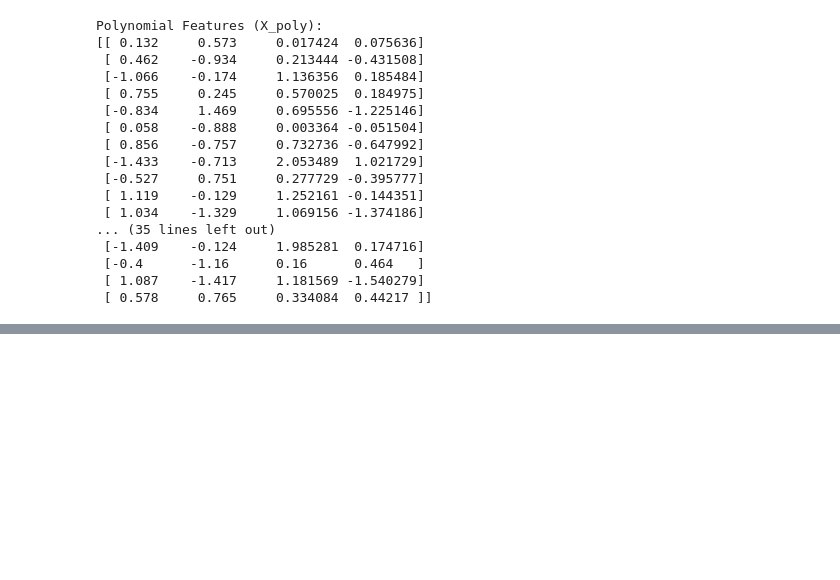
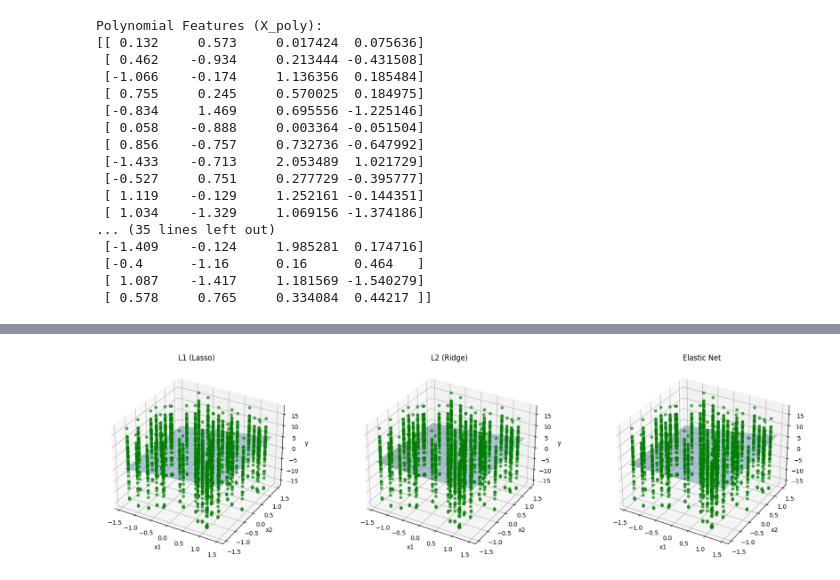
Before and after one commit to ilijahristov/machine-learning, a Jupyter notebook: cost_regularization/regularization.ipynb, the cells around one changed output, grey strips where cells are left out. Saved outputs shown, nothing was run; the diff lists cells and outputs as text; code cells hidden in the pictures; blank space fills up the shorter version.

```diff
--- a/cost_regularization/regularization.ipynb
+++ b/cost_regularization/regularization.ipynb
@@ -295,7 +293,7 @@ W = np.zeros((X_train.shape[1], 1))
 b = 0.0
 learning_rate = 0.01
 num_iterations = 1000
-lambda_L1 = 0.1
+lambda_L1 = 2
 
 w_final, b_final = gradient_descent_L1(X_train, y_train, W, b, learning_rate, num_iterations, lambda_L1)
 
@@ -321,0 +363,14 @@ Final Bias (L1):  2.8718432320495193
+# %%
+""" Elastic Net Gradient Descent Values"""
+
+W = np.zeros((X_train.shape[1], 1))
+b = 0.0
+learning_rate = 0.01
+num_iterations = 1000
+alpha = 2
+l1_ratio = 0.5
+
+w_final_elastic, b_final_elastic = elastic_net_gradient_descent(X_train, y_train, W, b, learning_rate, num_iterations, alpha, l1_ratio)
+
+print("Final Weights (Elastic Net): ", w_final_elastic)
+print("Final Bias (Elastic Net): ", b_final_elastic)
@@ -321,0 +404,51 @@ Final Bias (L1):  2.8718432320495193
+# %%
+import matplotlib.pyplot as plt
+from mpl_toolkits.mplot3d import Axes3D  # noqa: F401 (enables 3D projection)
+
+# Build a smooth grid over the x1/x2 range to draw each fitted surface
+x1_arr = np.array(x1)
+x2_arr = np.array(x2)
+
+x1_range = np.linspace(x1_arr.min(), x1_arr.max(), 30)
+x2_range = np.linspace(x2_arr.min(), x2_arr.max(), 30)
+x1_grid, x2_grid = np.meshgrid(x1_range, x2_range)
+
+# Same feature engineering as X_poly: [x1, x2, x1^2, x1*x2]
+grid_poly = np.column_stack((
+    x1_grid.ravel(),
+    x2_grid.ravel(),
+    x1_grid.ravel()**2,
+    x1_grid.ravel()*x2_grid.ravel()
+))
+
+def predict_surface(W, b):
+    preds = polynomial_regression(grid_poly, W, b)
+    return preds.reshape(x1_grid.shape)
+
+models = [
+    ("L1 (Lasso)", w_final, b_final),
+    ("L2 (Ridge)", w_final_L2, b_final_L2),
+    ("Elastic Net", w_final_elastic, b_final_elastic),
+]
+
+fig = plt.figure(figsize=(18, 5))
+
+for i, (title, W, b) in enumerate(models, start=1):
+    ax = fig.add_subplot(1, 3, i, projection='3d')
+
+    # Actual data points
+    ax.scatter(x1_arr, x2_arr, y.flatten(), color='green', alpha=0.6, label='Actual data')
+
+    # Fitted surface
+    z_surface = predict_surface(W, b)
+    ax.plot_surface(x1_grid, x2_grid, z_surface, alpha=0.4, color='steelblue')
+
+    ax.set_title(title)
+    ax.set_xlabel('x1')
+    ax.set_ylabel('x2')
+    ax.set_zlabel('y')
+
+plt.tight_layout()
+plt.show()
+# %% [output]
+[figure, added]
```
Also changed, not shown: parts of 6 cells of this notebook, 1 other file.
